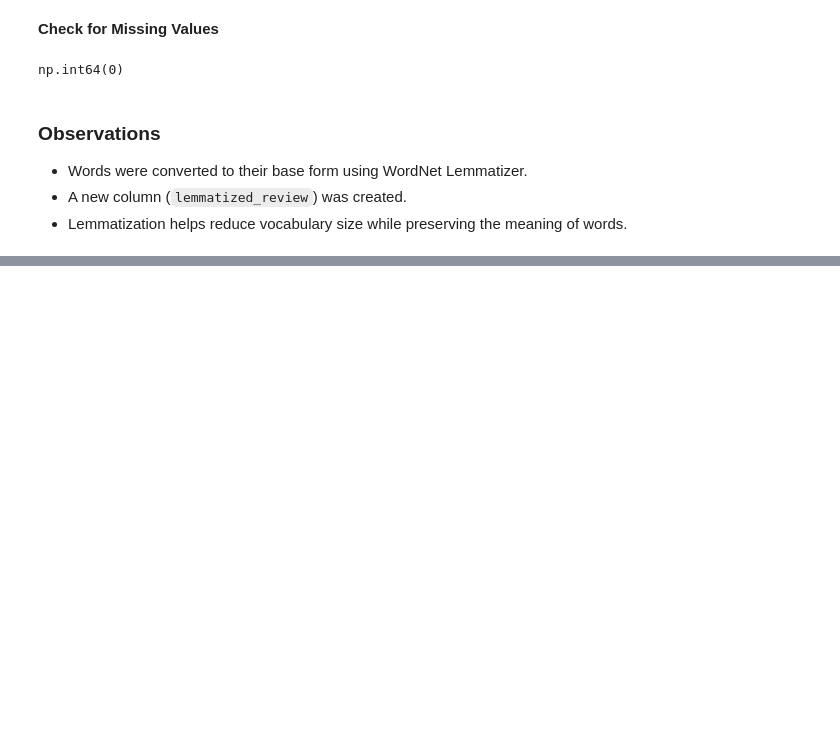
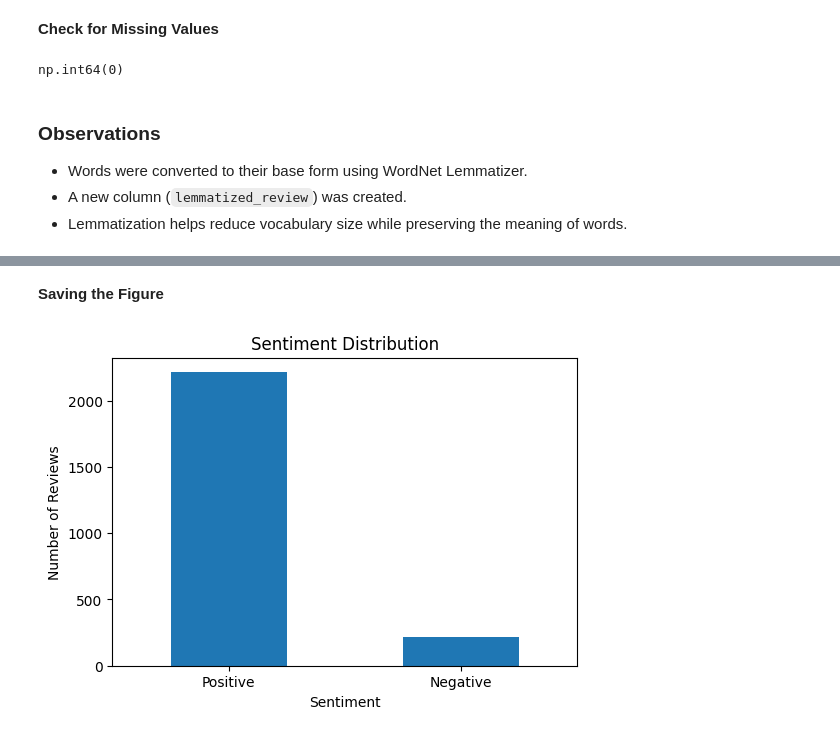
Before and after one commit to TahaBhatti786/Sentiment-Analysis-of-Product-Reviews, a Jupyter notebook: notebooks/sentiment_analysis.ipynb, the cells around one changed output, grey strips where cells are left out. Saved outputs shown, nothing was run; the diff lists cells and outputs as text; code cells hidden in the pictures; blank space fills up the shorter version.

```diff
--- a/notebooks/sentiment_analysis.ipynb
+++ b/notebooks/sentiment_analysis.ipynb
@@ -504,0 +549,18 @@ np.int64(0)
+# %% [markdown]
+**Saving the Figure**
+# %%
+plt.figure(figsize=(6,4))
+
+sentiment_counts.plot(kind="bar")
+
+plt.title("Sentiment Distribution")
+plt.xlabel("Sentiment")
+plt.ylabel("Number of Reviews")
+
+plt.xticks([0,1],["Positive","Negative"], rotation=0)
+
+plt.savefig("../outputs/sentiment_distribution.png")
+
+plt.show()
+# %% [output]
+[figure, added]
```
Also changed, not shown: parts of 8 cells of this notebook, 1 other file.
